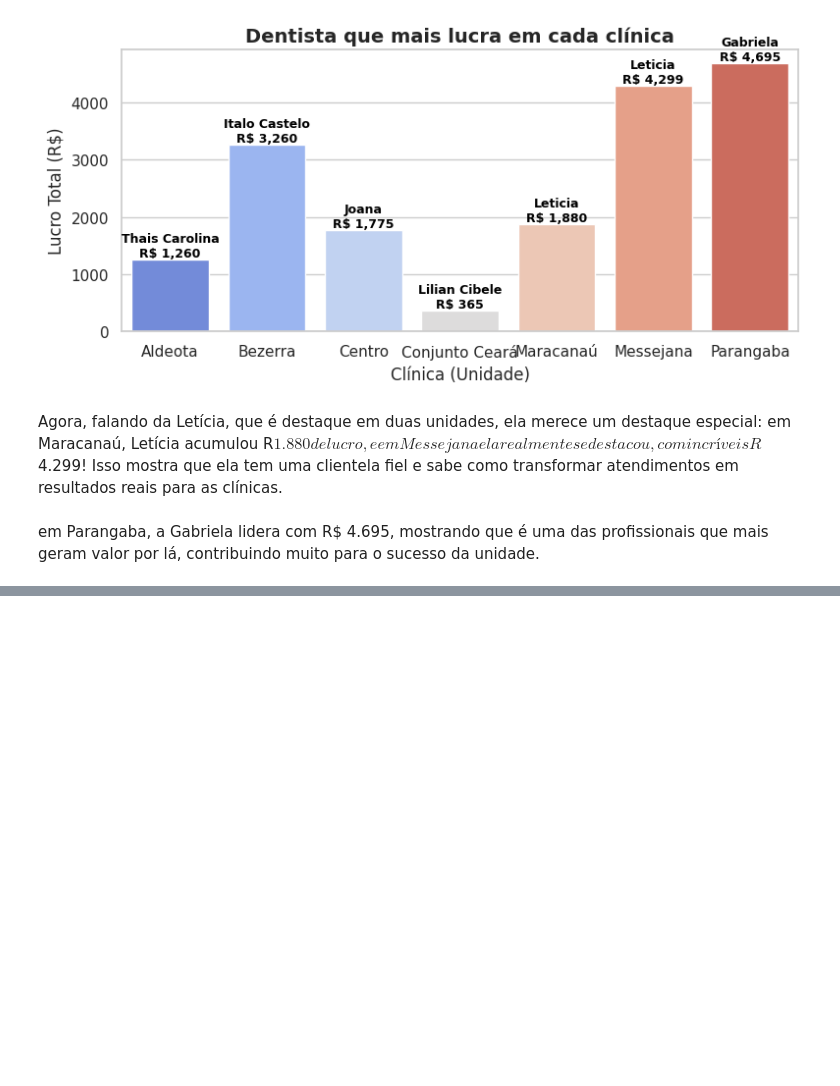
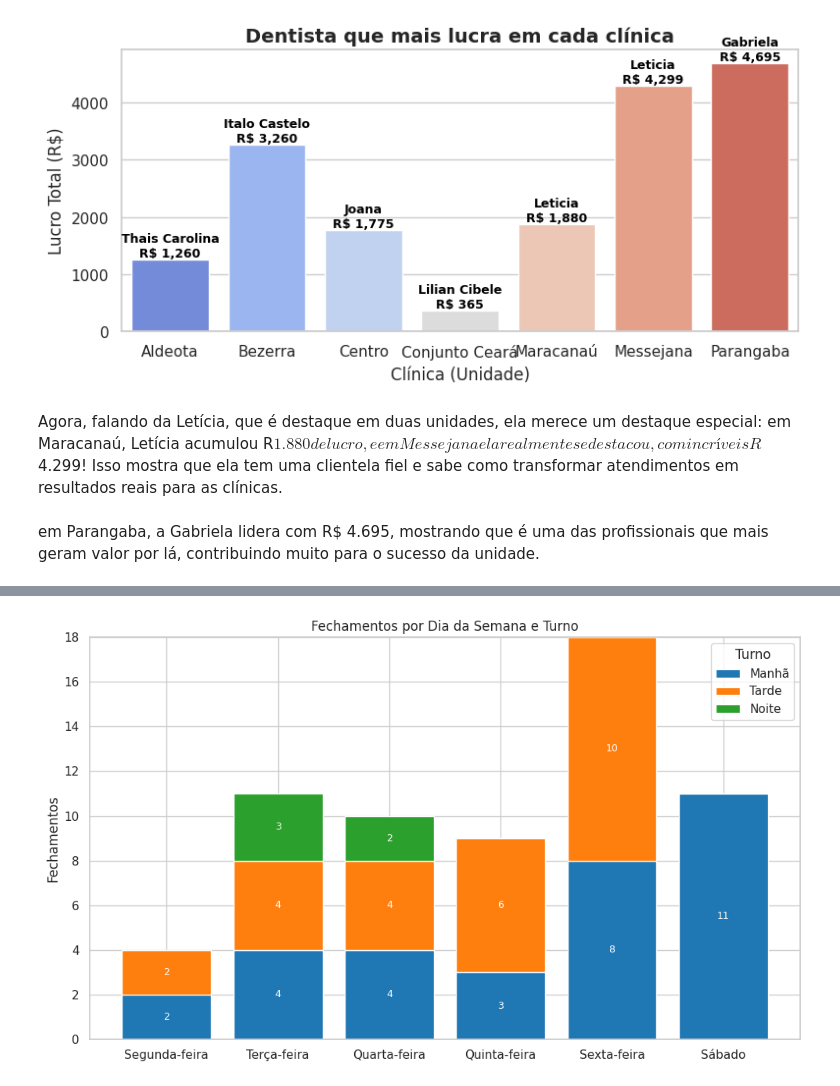
Before and after one commit to Lyanan85/In-GameSeries, a Jupyter notebook: analise_final_14062025_1.ipynb, the cells around one changed output, grey strips where cells are left out. Drawn from its saved outputs; the diff is of its cells as text; code cells hidden in the pictures; blank space fills up the shorter version.

```diff
--- a/analise_final_14062025_1.ipynb
+++ b/analise_final_14062025_1.ipynb
@@ -556,0 +528,3 @@ em Parangaba, a Gabriela lidera com R$ 4.695, mostrando que é uma das profissio
+# %%
+turno_data_vendas=pd.read_csv("/content/dentista_turno_data.csv")
+turno_data_vendas
@@ -556,0 +626,5 @@ em Parangaba, a Gabriela lidera com R$ 4.695, mostrando que é uma das profissio
+# %%
+# Parte Responsável por localizar a linha problemática
+mascara=(turno_data_vendas["data"]=="2025-05-17")&(turno_data_vendas["Turno"]=="Tarde")&(turno_data_vendas["dia_semana"]=="Sábado")
+# Parte Responsável por reescrever a linha problemática
+turno_data_vendas.loc[mascara,"Turno"]="Manhã"
@@ -556,0 +647,4 @@ em Parangaba, a Gabriela lidera com R$ 4.695, mostrando que é uma das profissio
+# %%
+# Parte Responsável por reorganizar os dados para podermos plotar em um gráfico
+fechamentos_turno_data=turno_data_vendas.groupby(["Turno","dia_semana"]).size().reset_index(name="Fechamentos").sort_values(by="Fechamentos",ascending=False)
+fechamentos_turno_data
@@ -556,0 +666,44 @@ em Parangaba, a Gabriela lidera com R$ 4.695, mostrando que é uma das profissio
+# %%
+dias_ordem = ['Segunda-feira', 'Terça-feira', 'Quarta-feira', 'Quinta-feira', 'Sexta-feira', 'Sábado']
+turnos_ordem = ['Manhã', 'Tarde', 'Noite']
+cores = {'Manhã': '#1f77b4', 'Tarde': '#ff7f0e', 'Noite': '#2ca02c'}
+
+# Pivotar os dados
+pivot_df = fechamentos_turno_data.pivot_table(
+    index='dia_semana',
+    columns='Turno',
+    values='Fechamentos',
+    aggfunc='sum',
+    fill_value=0
+).reindex(dias_ordem)[turnos_ordem]  # Reordena as colunas também
+
+# Preparar o gráfico
+fig, ax = plt.subplots(figsize=(10, 6))
+x = np.arange(len(dias_ordem))
+bottom = np.zeros(len(dias_ordem))  # Base para empilhamento
+
+# Plotar com laço for
+for turno in turnos_ordem:
+    valores = pivot_df[turno].values
+    bars = ax.bar(x, valores, bottom=bottom, color=cores[turno], label=turno)
+
+    # Adicionar rótulos em cada barra
+    for bar in bars:
+        if bar.get_height() > 0:
+            ax.text(bar.get_x() + bar.get_width()/2,
+                    bar.get_y() + bar.get_height()/2,
+                    f'{int(bar.get_height())}',
+                    ha='center', va='center', fontsize=9, color='white')
+
+    bottom += valores  # Atualiza base para a próxima camada
+
+# Configurações finais
+ax.set_xticks(x)
+ax.set_xticklabels(dias_ordem)
+ax.set_ylabel('Fechamentos')
+ax.set_title('Fechamentos por Dia da Semana e Turno')
+ax.legend(title='Turno')
+plt.tight_layout()
+plt.show()
+# %% [output]
+[figure, added]
```
Also changed, not shown: parts of 30 cells of this notebook.
